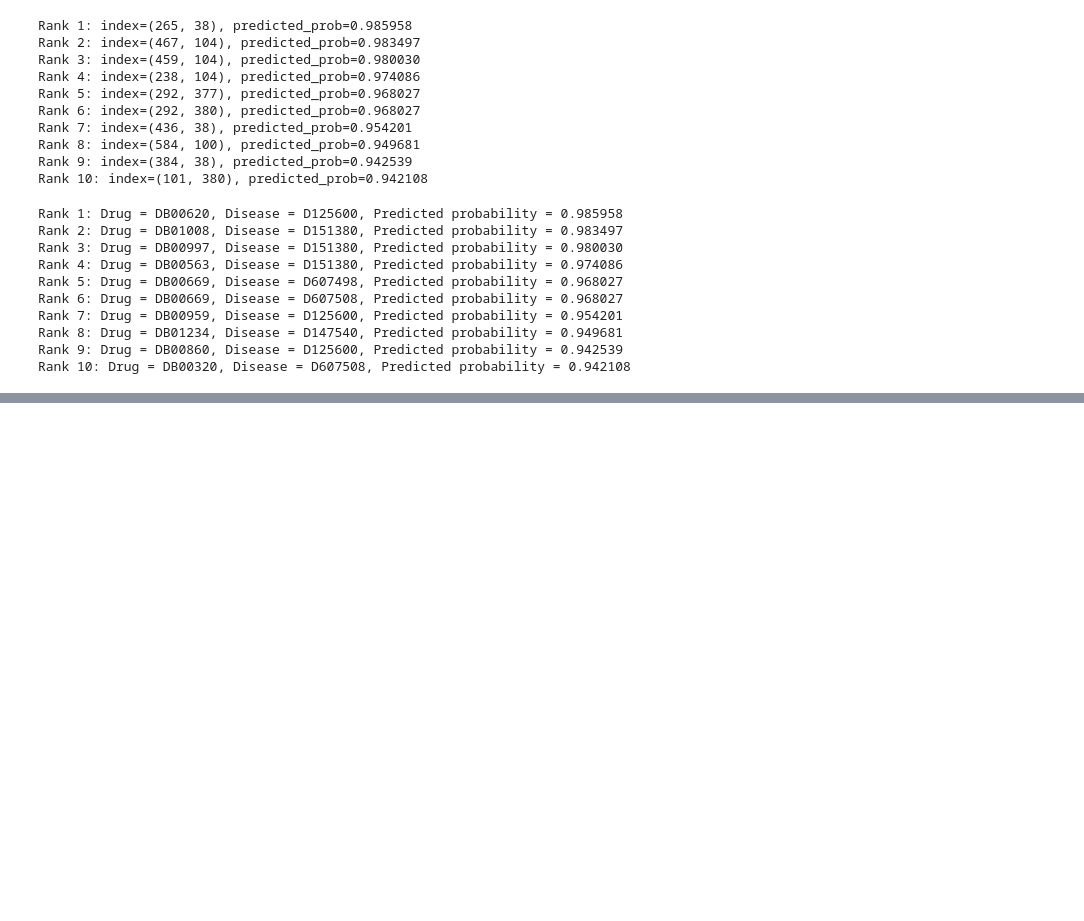
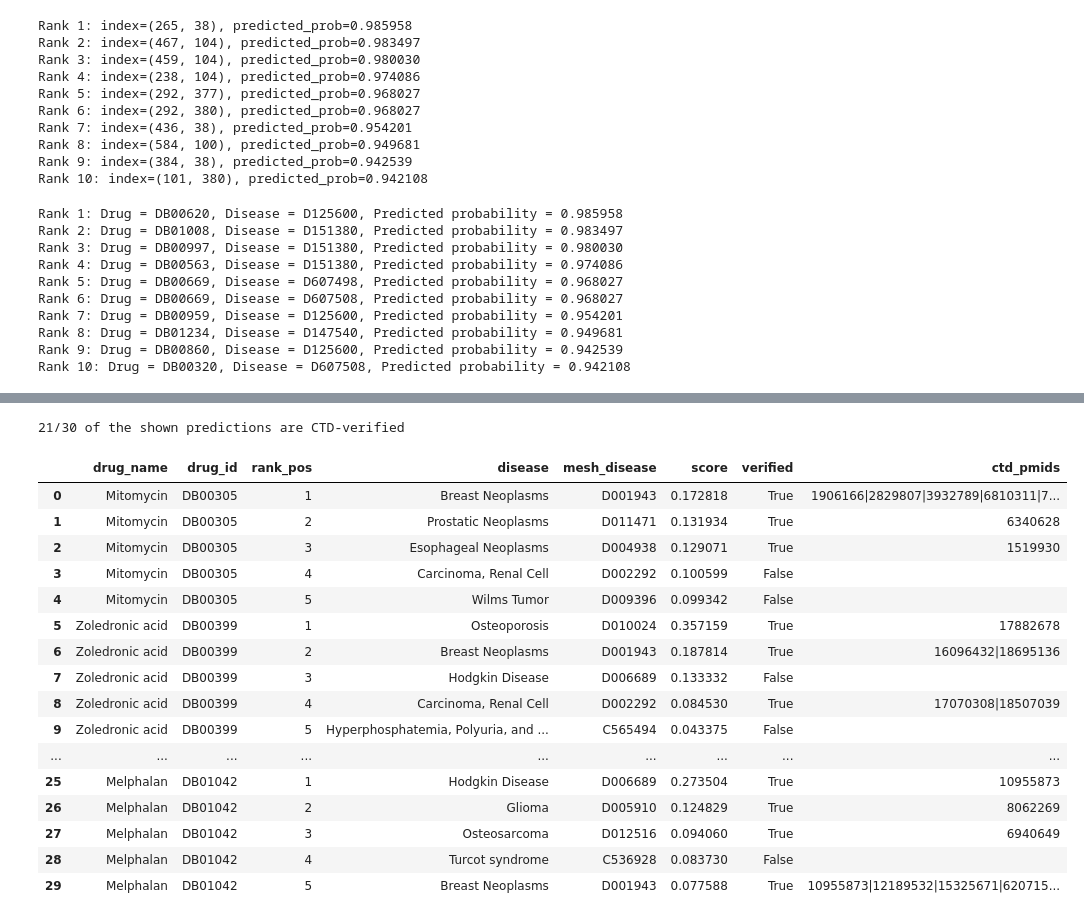
Before and after one commit to Sijianf/BVSIMC, a Jupyter notebook: scripts/realAnalysis/cdataset/selection_bissgl.ipynb, the cells around one changed output, grey strips where cells are left out. Drawn from its saved outputs; the diff is of its cells as text; code cells hidden in the pictures; blank space fills up the shorter version.

```diff
--- a/scripts/realAnalysis/cdataset/selection_bissgl.ipynb
+++ b/scripts/realAnalysis/cdataset/selection_bissgl.ipynb
@@ -377,0 +102,5 @@ Finished with iterations of 4999
+# %%
+from sgimc import SparseGroupIMCClassifier
+from scipy.sparse import coo_matrix
+
+Y_signed_sp = coo_matrix(Y_signed)
@@ -461,0 +1589,66 @@ Rank 10: Drug = DB00320, Disease = D607508, Predicted probability = 0.942108
+# %%
+def disease_label(did):
+    """Display name for a disease id, verified or not."""
+    c = dis2mesh.get(did)
+    if c and c in DIS_LABELS:
+        return DIS_LABELS[c]
+    t = OMIM_NAMES.get(re.sub(r"^[A-Za-z]+", "", str(did)))
+    if isinstance(t, list) and t:
+        return t[0].title()
+    return str(did)
+
+
+def case_study(res_frame, drugs=None, k=5, n_drugs=6, seed=0,
+               select="random"):
+    """Every top-k prediction for selected drugs, hits AND misses.
+
+    select : 'random'   -- seeded sample of eligible drugs (DRIMC's choice)
+             'hits'     -- drugs with the most verified pairs. Cherry-picking;
+                           only defensible if the caption says so.
+    """
+    df = res_frame[res_frame.rank_pos <= k].copy()
+    df = df[df.drug_id.isin(ELIGIBLE)]
+
+    if drugs is None:
+        if select == "hits":
+            order = (df.groupby("drug_id").ctd_therapeutic.sum()
+                       .sort_values(ascending=False))
+            drugs = list(order.index[:n_drugs])
+        else:
+            rng = np.random.default_rng(seed)
+            pool = sorted(df.drug_id.unique())
+            drugs = list(rng.choice(pool, size=min(n_drugs, len(pool)),
+                                    replace=False))
+
+    out = df[df.drug_id.isin(drugs)].copy()
+    out["disease"] = out.disease_id.map(disease_label)
+    out["verified"] = out.ctd_therapeutic
+    return (out.sort_values(["drug_id", "rank_pos"])
+               [["drug_name", "drug_id", "rank_pos", "disease",
+                 "mesh_disease", "score", "verified", "ctd_pmids"]]
+               .reset_index(drop=True))
+
+
+cases = case_study(per_method_res["BVSIMC"], k=5, n_drugs=6, select="hits")
+print(f"{int(cases.verified.sum())}/{len(cases)} of the shown predictions are "
+      f"CTD-verified")
+cases
+# %% [output]
+21/30 of the shown predictions are CTD-verified
+|  | drug_name | drug_id | rank_pos | disease | mesh_disease | score | verified | ctd_pmids |
+| 0 | Mitomycin | DB00305 | 1 | Breast Neoplasms | D001943 | 0.172818 | True | 1906166|2829807|3932789|6810311|7... |
+| 1 | Mitomycin | DB00305 | 2 | Prostatic Neoplasms | D011471 | 0.131934 | True | 6340628 |
+| 2 | Mitomycin | DB00305 | 3 | Esophageal Neoplasms | D004938 | 0.129071 | True | 1519930 |
+| 3 | Mitomycin | DB00305 | 4 | Carcinoma, Renal Cell | D002292 | 0.100599 | False |  |
+| 4 | Mitomycin | DB00305 | 5 | Wilms Tumor | D009396 | 0.099342 | False |  |
+| 5 | Zoledronic acid | DB00399 | 1 | Osteoporosis | D010024 | 0.357159 | True | 17882678 |
+| 6 | Zoledronic acid | DB00399 | 2 | Breast Neoplasms | D001943 | 0.187814 | True | 16096432|18695136 |
+| 7 | Zoledronic acid | DB00399 | 3 | Hodgkin Disease | D006689 | 0.133332 | False |  |
+| 8 | Zoledronic acid | DB00399 | 4 | Carcinoma, Renal Cell | D002292 | 0.084530 | True | 17070308|18507039 |
+| 9 | Zoledronic acid | DB00399 | 5 | Hyperphosphatemia, Polyuria, and ... | C565494 | 0.043375 | False |  |
+| ... | ... | ... | ... | ... | ... | ... | ... | ... |
+| 25 | Melphalan | DB01042 | 1 | Hodgkin Disease | D006689 | 0.273504 | True | 10955873 |
+| 26 | Melphalan | DB01042 | 2 | Glioma | D005910 | 0.124829 | True | 8062269 |
+| 27 | Melphalan | DB01042 | 3 | Osteosarcoma | D012516 | 0.094060 | True | 6940649 |
+| 28 | Melphalan | DB01042 | 4 | Turcot syndrome | C536928 | 0.083730 | False |  |
+| 29 | Melphalan | DB01042 | 5 | Breast Neoplasms | D001943 | 0.077588 | True | 10955873|12189532|15325671|620715... |
```
Also changed, not shown: parts of 114 cells of this notebook, 7 other files.
